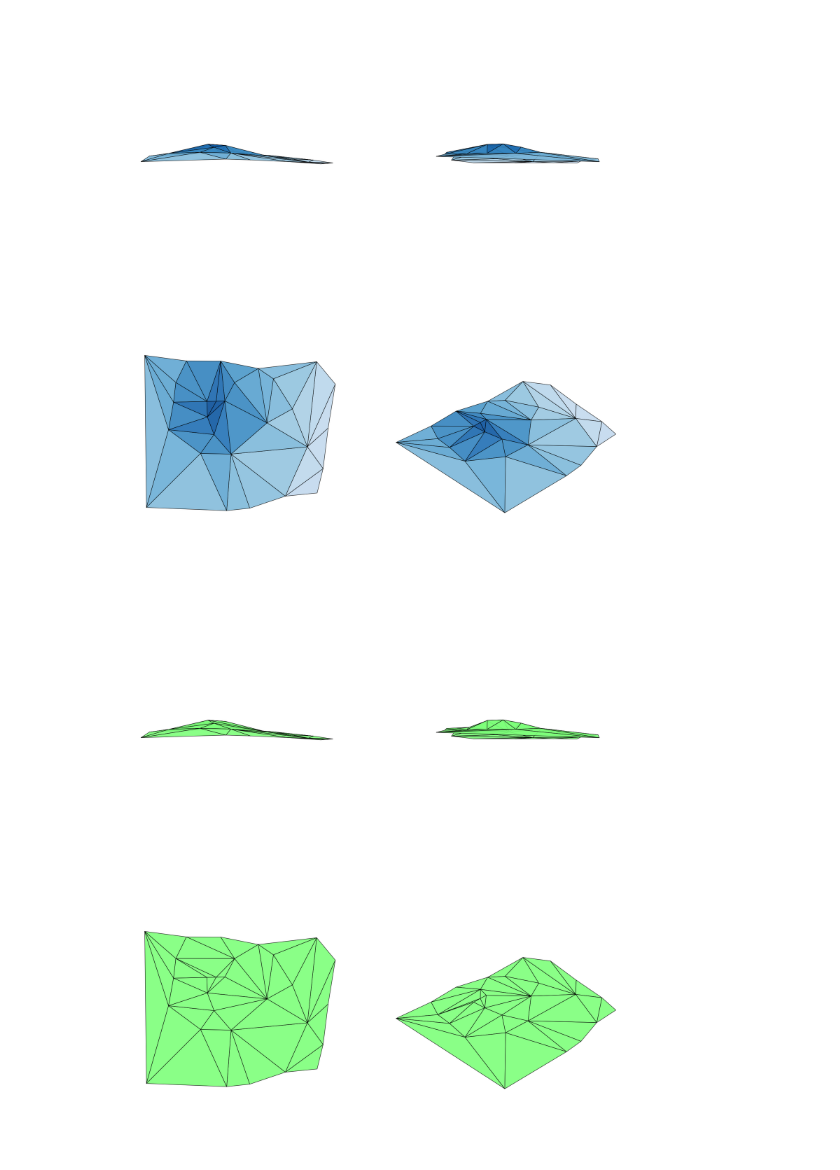
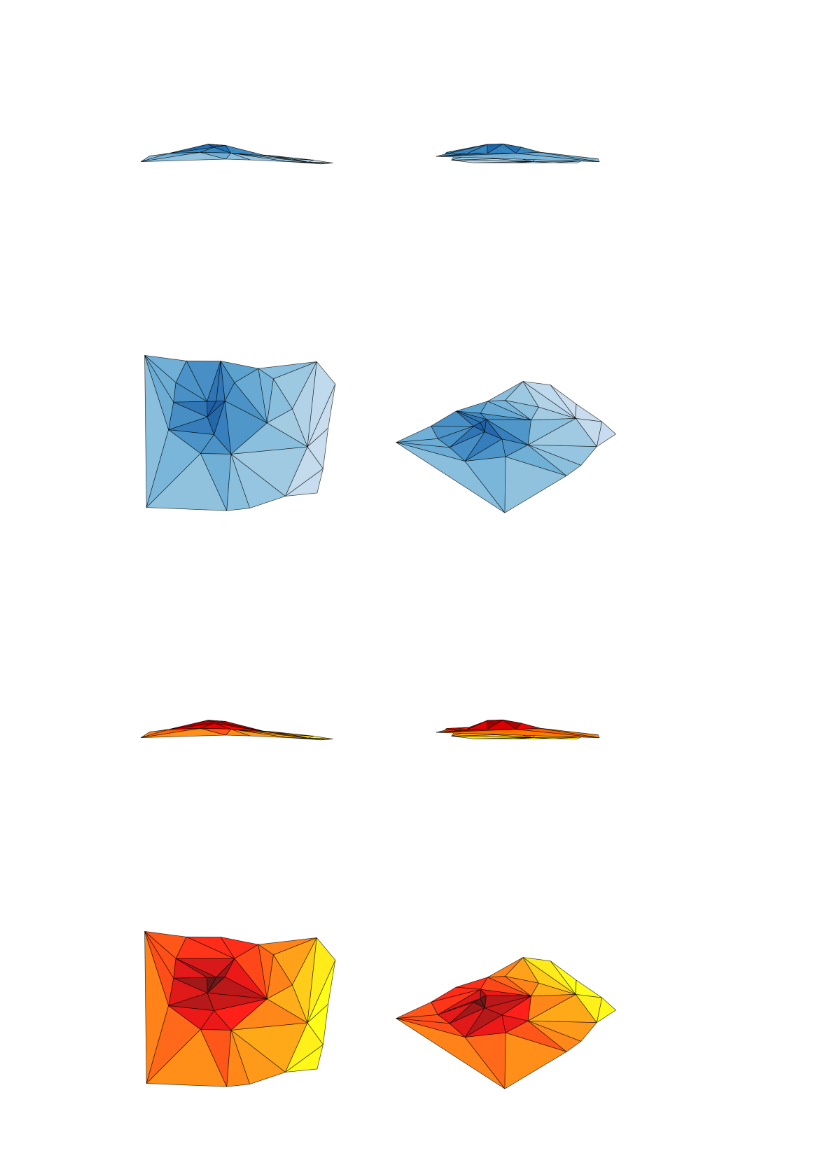
Before and after one commit to francescopandolfo/TESI_LM32, a Jupyter notebook: tesi_pandolfo_UI.ipynb, the cells around one changed output. Drawn from its saved outputs; the diff is of its cells as text; code cells hidden in the pictures.

```diff
--- a/tesi_pandolfo_UI.ipynb
+++ b/tesi_pandolfo_UI.ipynb
@@ -257,7 +279,7 @@ def createSubplot(rotateY, rotateX, rotateZ):
   ax.view_init(rotateY, rotateX, rotateZ)
   #ax.yaxis.set_major_locator
   ax.set_aspect('equal')
-  plt.style.use('_mpl-gallery')
+  #plt.style.use('_mpl-gallery')
   plt.axis('off')
 # %%
 triangoli = [
@@ -361,36 +383,36 @@ triangoli = [
   getTriangle('ebag', 'esal', 'epmn'),
   getTriangle('ecri', 'esal', 'epmn'),
   getTriangle('ecri', 'ecor', 'epmn'),
   getTriangle('ecri', 'esal', 'emfn'),
 
   getTriangle('ebda', 'etec', 'epoz'),
   getTriangle('ebda', 'ebag', 'epoz'),
   getTriangle('erip', 'ebag', 'epoz'),
   getTriangle('erip', 'ebag', 'efiu'),
   getTriangle('epmn', 'ebag', 'efiu')
 ]
 
 fig = plt.figure(figsize=(20,20))
 color_alpha = 0.9
 
-#my_cmap = plt.get_cmap('hot')
-my_cmap = cm.jet
+my_cmap = plt.get_cmap('hot_r')
+#my_cmap = cm.jet
 
 ax = fig.add_subplot(2, 2, 1, projection='3d')
 createSubplot(0, -90, 0)
 
 ax = fig.add_subplot(2, 2, 2, projection='3d')
 createSubplot(0, -180, 0)
 
 ax = fig.add_subplot(2, 2, 3, projection='3d')
 createSubplot(90, -90, 0)
 
 ax = fig.add_subplot(2, 2, 4, projection='3d')
 createSubplot(35, -135, 0)
 
 plt.show()
 # %% [output]
-[figure, old version]
+[figure, new version]
 # %%
 import numpy as np
 import matplotlib.pyplot as plt
```
Also changed, not shown: parts of 3 cells of this notebook.
